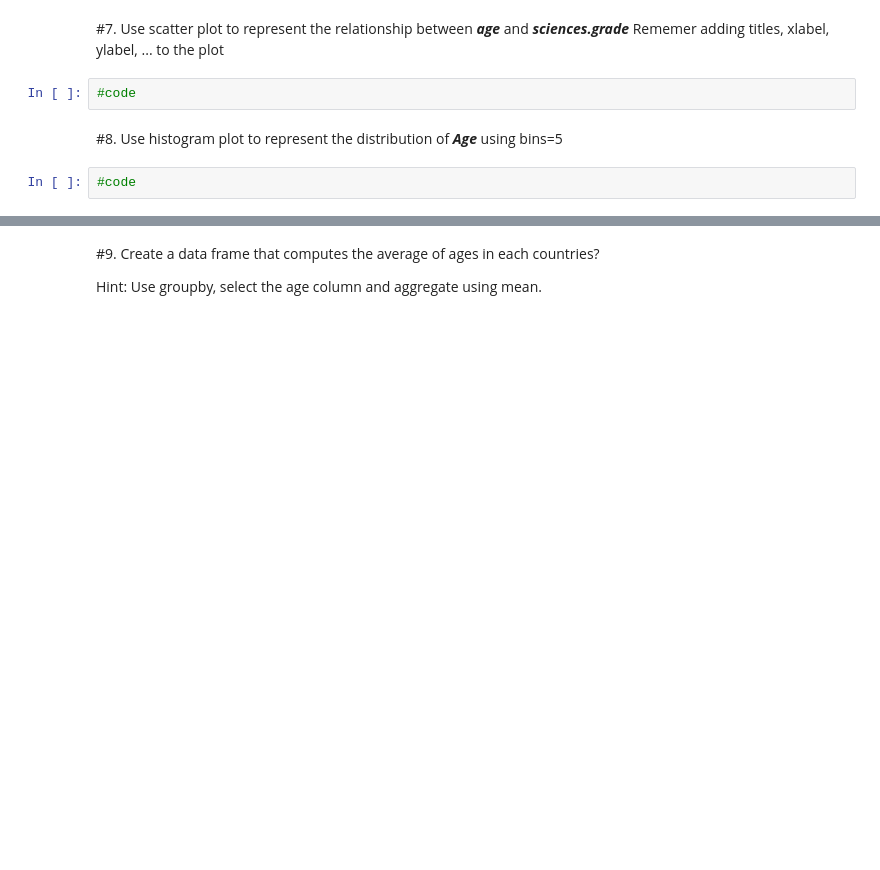
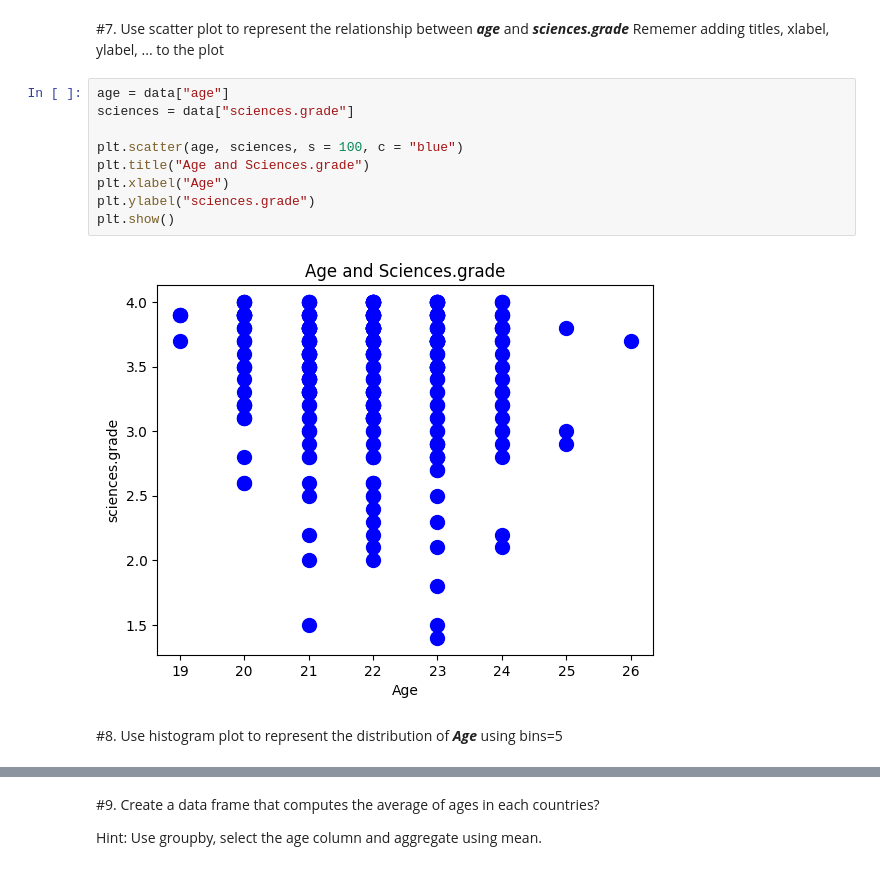
Before and after one commit to minhhuy211/ML_Learning, a Jupyter notebook: Lab_2.ipynb, the cells around one changed output, grey strips where cells are left out. Cells and saved outputs as stored; diff of their text form; blank space fills up the shorter version.

```diff
--- a/Lab_2.ipynb
+++ b/Lab_2.ipynb
@@ -42,10 +108,17 @@ Rememer adding titles, xlabel, ylabel, ... to the plot
 # %% [markdown]
 #7. Use scatter plot to represent the relationship between ***age*** and ***sciences.grade***
 Rememer adding titles, xlabel, ylabel, ... to the plot
-# %%
-#code
+# %%
+age = data["age"]
+sciences = data["sciences.grade"]
+
+plt.scatter(age, sciences, s = 100, c = "blue")
+plt.title("Age and Sciences.grade")
+plt.xlabel("Age")
+plt.ylabel("sciences.grade")
+plt.show()
+# %% [output]
+[figure, added]
 # %% [markdown]
 #8. Use histogram plot to represent the distribution of ***Age***
 using bins=5
-# %%
-#code
```
Also changed, not shown: parts of 15 cells of this notebook.
